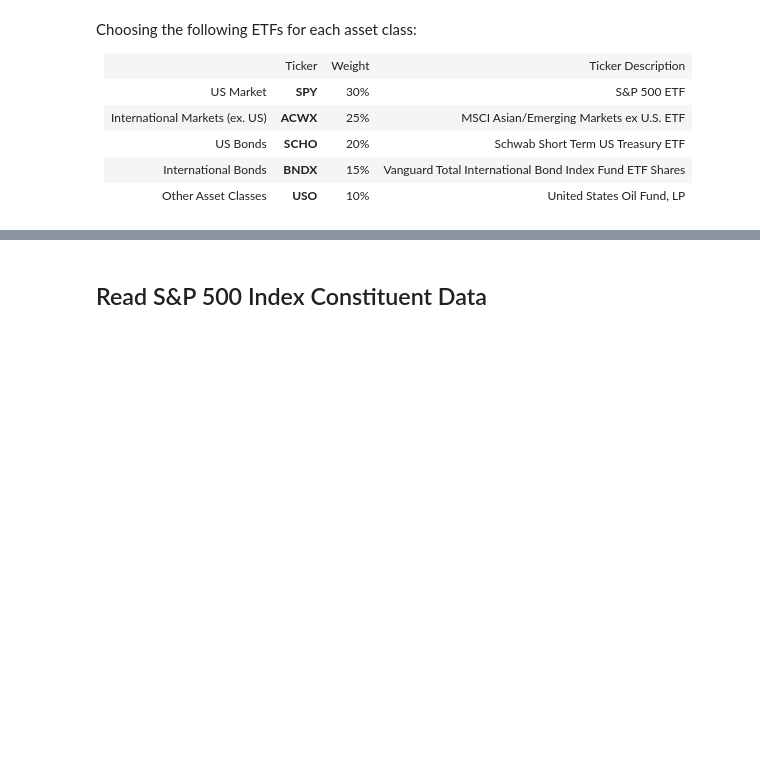
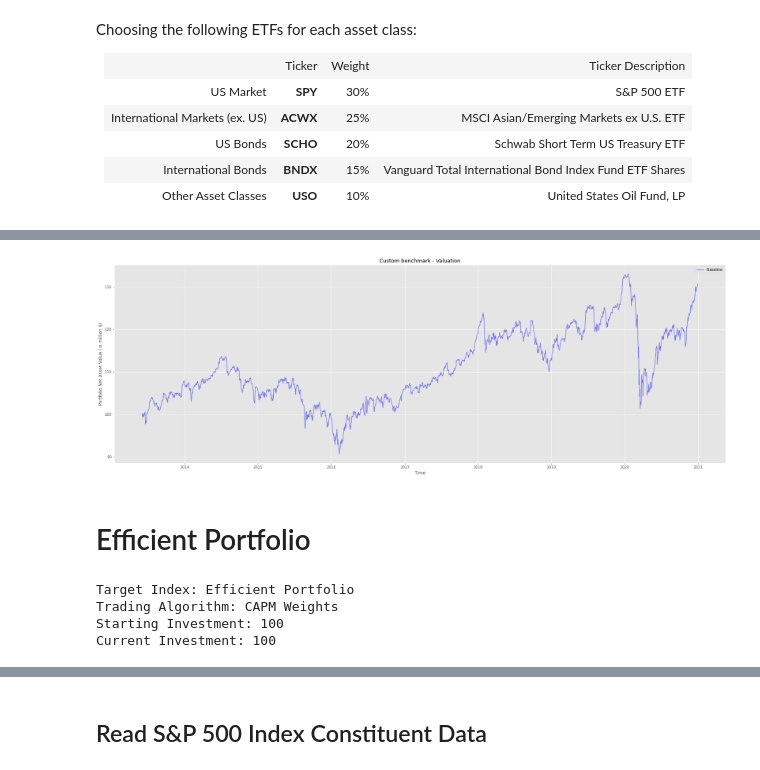
Before and after one commit to rohitashwachaks/finance, a Jupyter notebook: InvestmentStategies - Vito/HW3/portfolio.ipynb, the cells around one changed output, grey strips where cells are left out. Drawn from its saved outputs; the diff is of its cells as text; code cells hidden in the pictures; blank space fills up the shorter version.

Commit message:
Capm added

```diff
--- a/InvestmentStategies - Vito/HW3/portfolio.ipynb
+++ b/InvestmentStategies - Vito/HW3/portfolio.ipynb
@@ -96 +111,5 @@ stock_data.head()
 [figure]
+# %%
+for tic in portfolio_tickers:
+    stock_data[("shares", tic)] = pd.Series([1]*len(stock_data.index), index= stock_data.index)
+stock_data.head()
@@ -113,3 +202,28 @@ Current Investment: 1000000
+# %%
+plt.figure().set_size_inches(30, 10,  forward=True)
+
+plt.plot(benchmark_val, color = "blue", alpha = 0.5, label = benchmark_portfolio.target)
+plt.legend()
+plt.xlabel("Time")
+plt.ylabel("Portfolio Net Asset Value (in million $)")
+plt.title("Custom benchmark - Valuation")
+plt.show()
+# %% [output]
+[figure, added]
+# %% [markdown]
+# Efficient Portfolio
+# %%
+capm_portfolio = Portfolio(target="Efficient Portfolio",
+                        tickerset= ticker_set, investment= 100,
+                        trading_algo= "capm_Algo",
+                        rebalance=3, reconstitute=100)
+
+capm_portfolio.echo()
+# %% [output]
+Target Index: Efficient Portfolio
+Trading Algorithm: CAPM Weights
+Starting Investment: 100
+Current Investment: 100
 # %%
 portfolio_val = pd.Series([], dtype=float)
 portfolio_returns = pd.Series([], dtype=float)
```
Also changed, not shown: parts of 44 cells of this notebook, 3 other files.
